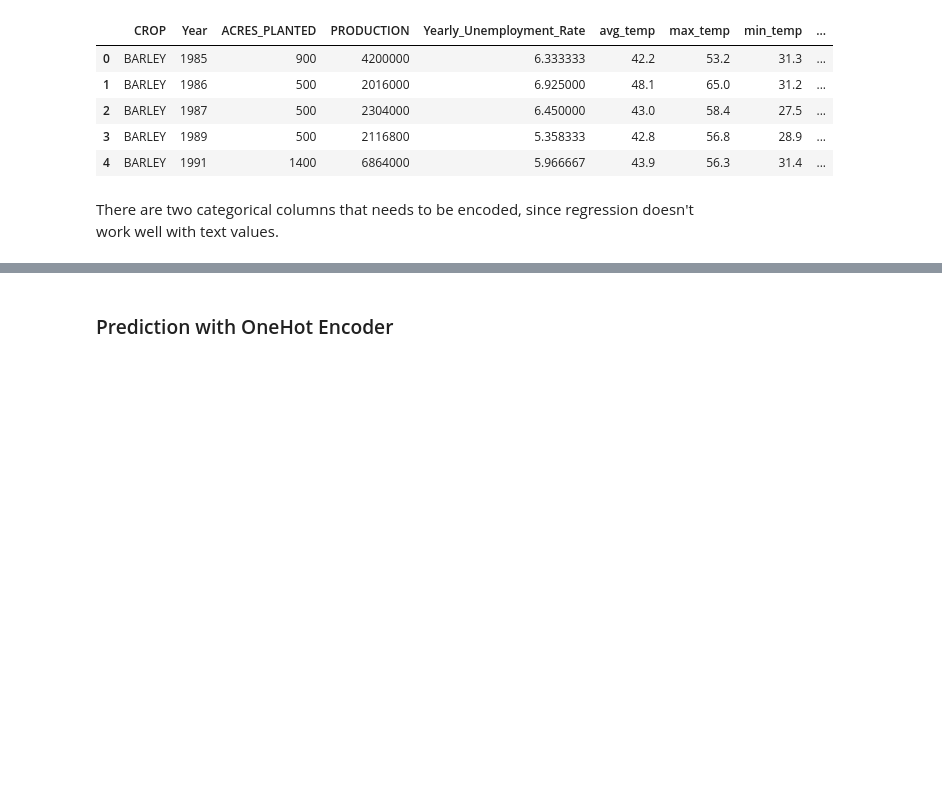
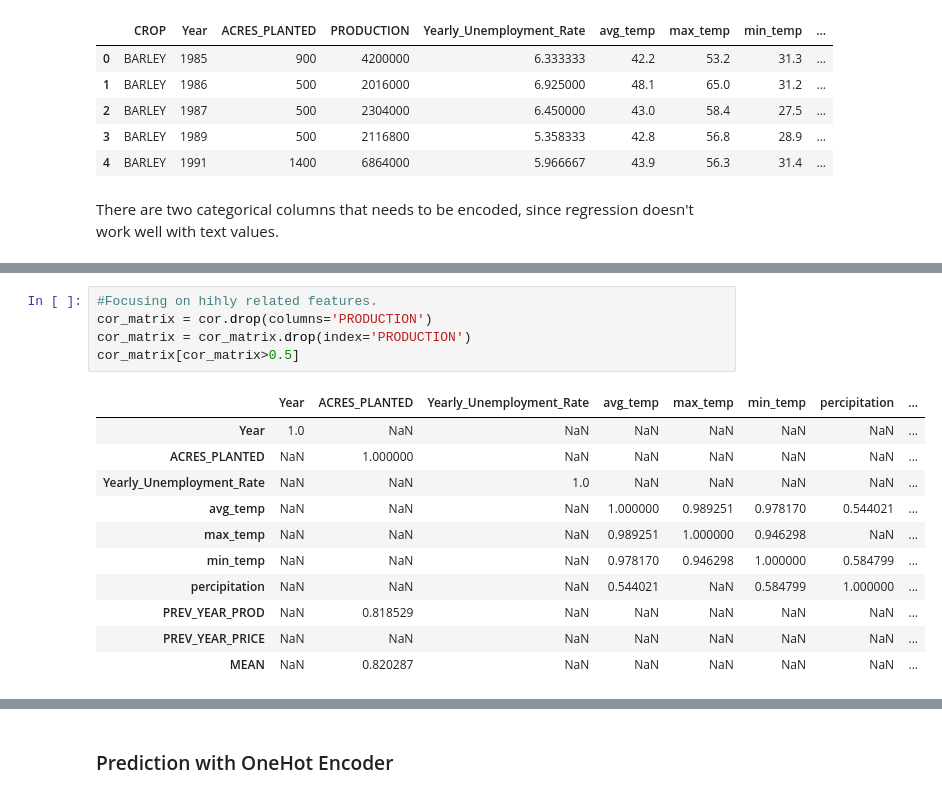
Before and after one commit to patelamol/springboard, a Jupyter notebook: Capstone 1/Scripts/Capstone 1 - Machine Learning.ipynb, the cells around one changed output, grey strips where cells are left out. Saved outputs shown, nothing was run; the diff lists cells and outputs as text; blank space fills up the shorter version.

```diff
--- a/Capstone 1/Scripts/Capstone 1 - Machine Learning.ipynb
+++ b/Capstone 1/Scripts/Capstone 1 - Machine Learning.ipynb
@@ -72,0 +82,17 @@ There are two categorical columns that needs to be encoded, since regression doe
+# %%
+#Focusing on hihly related features.
+cor_matrix = cor.drop(columns='PRODUCTION')
+cor_matrix = cor_matrix.drop(index='PRODUCTION')
+cor_matrix[cor_matrix>0.5]
+# %% [output]
+|  | Year | ACRES_PLANTED | Yearly_Unemployment_Rate | avg_temp | max_temp | min_temp | percipitation | ... |
+| Year | 1.0 | NaN | NaN | NaN | NaN | NaN | NaN | ... |
+| ACRES_PLANTED | NaN | 1.000000 | NaN | NaN | NaN | NaN | NaN | ... |
+| Yearly_Unemployment_Rate | NaN | NaN | 1.0 | NaN | NaN | NaN | NaN | ... |
+| avg_temp | NaN | NaN | NaN | 1.000000 | 0.989251 | 0.978170 | 0.544021 | ... |
+| max_temp | NaN | NaN | NaN | 0.989251 | 1.000000 | 0.946298 | NaN | ... |
+| min_temp | NaN | NaN | NaN | 0.978170 | 0.946298 | 1.000000 | 0.584799 | ... |
+| percipitation | NaN | NaN | NaN | 0.544021 | NaN | 0.584799 | 1.000000 | ... |
+| PREV_YEAR_PROD | NaN | 0.818529 | NaN | NaN | NaN | NaN | NaN | ... |
+| PREV_YEAR_PRICE | NaN | NaN | NaN | NaN | NaN | NaN | NaN | ... |
+| MEAN | NaN | 0.820287 | NaN | NaN | NaN | NaN | NaN | ... |
```
Also changed, not shown: parts of 9 cells of this notebook.
